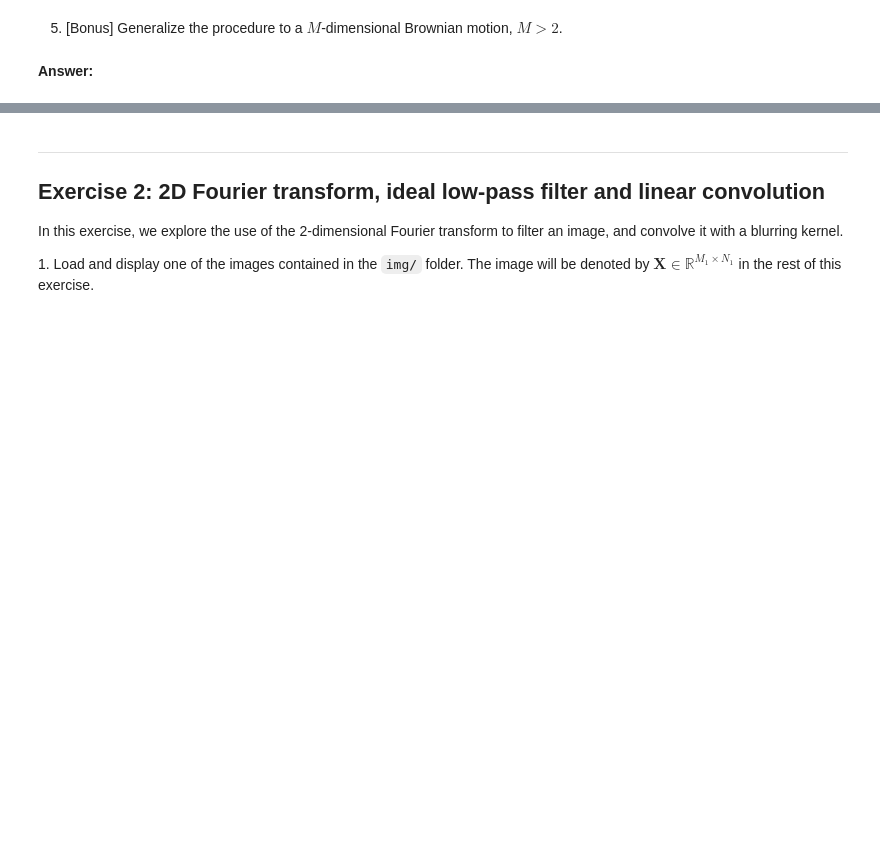
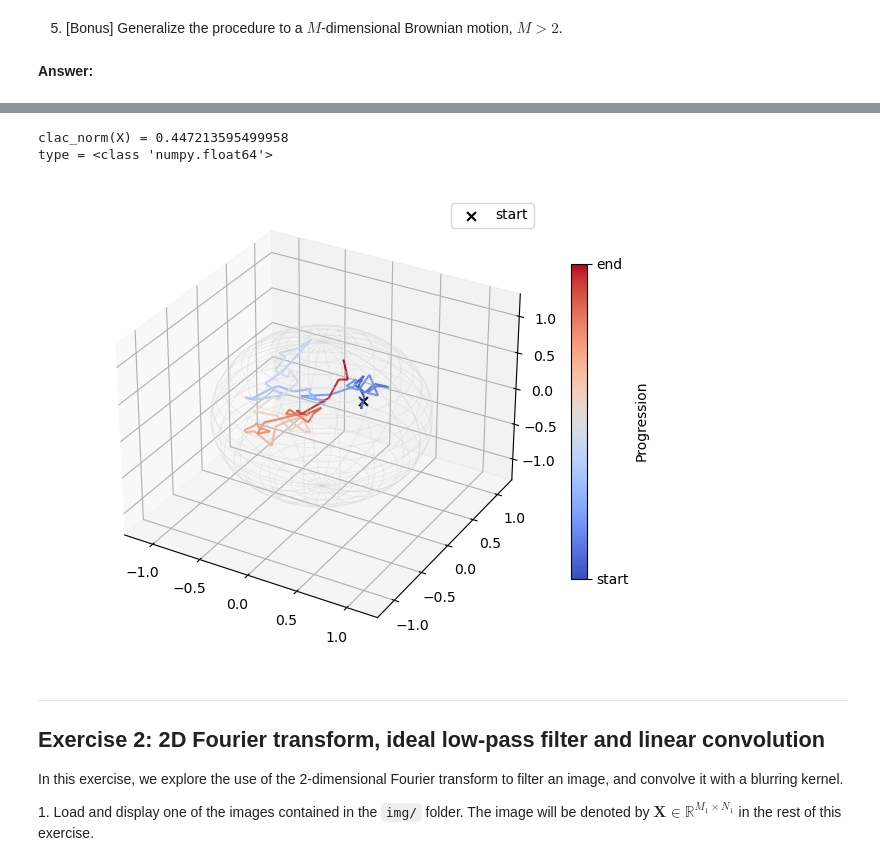
Before and after one commit to jkjky/python_sdia, a Jupyter notebook: Labs/Lab3/lab3.ipynb, the cells around one changed output, grey strips where cells are left out. Saved outputs shown, nothing was run; the diff lists cells and outputs as text; code cells hidden in the pictures; blank space fills up the shorter version.

```diff
--- a/Labs/Lab3/lab3.ipynb
+++ b/Labs/Lab3/lab3.ipynb
@@ -201,0 +234,5 @@ plt.show()
+# %%
+def generalize_rng(n: int) -> np.ndarray:
+    return np.random.multivariate_normal(np.array([0 for i in range (n)]), np.identity(n))
+
+brownian_motion(1000, np.array([0, 0, 0, 0]), 0.01,lambda : generalize_rng(4))
@@ -202,3 +259,58 @@ plt.show()
+# %%
+%matplotlib widget
+import numpy as np
+import matplotlib.pyplot as plt
+from mpl_toolkits.mplot3d.art3d import Line3DCollection
+from matplotlib.colors import Normalize
+from matplotlib.cm import ScalarMappable
+traj = brownian_motion(1000, np.array([0.2, 0.4, 0.0]), 0.01, lambda : generalize_rng(n=3))
+
+segments = np.array([traj[i:i+2] for i in range(len(traj)-1)])
+progress = np.linspace(0, 1, len(segments))
+
+fig = plt.figure()
+ax = fig.add_subplot(111, projection="3d")
+
+# Add sphere (unit sphere centered at origin)
+u = np.linspace(0, 2 * np.pi, 100)
+v = np.linspace(0, np.pi, 100)
+x = np.outer(np.cos(u), np.sin(v))
+y = np.outer(np.sin(u), np.sin(v))
+z = np.outer(np.ones_like(u), np.cos(v))
+
+ax.plot_wireframe(x, y, z, color='lightgray', linewidth=0.5, alpha=0.5, rstride=5, cstride=5)
+
+# Add Brownian motion path
+norm = Normalize(0, 1)
+lc = Line3DCollection(segments, cmap="coolwarm", norm=norm)
+lc.set_array(progress)
+ax.add_collection3d(lc)
+
+# Mark starting point
+ax.scatter(*traj[0], color="black", marker="x", s=40, label="start")
+
+# Set axes limits (slightly bigger than sphere)
+ax.set_xlim(-1.25, 1.25)
+ax.set_ylim(-1.25, 1.25)
+ax.set_zlim(-1.25, 1.25)
+
+# Add colorbar
+sm = ScalarMappable(cmap="coolwarm", norm=norm)
+sm.set_array([])
+cbar = plt.colorbar(sm, ax=ax, shrink=0.7)
+cbar.set_label("Progression")
+cbar.set_ticks([0, 1])
+cbar.set_ticklabels(["start", "end"])
+
+ax.legend()
+
+# Enable interactive rotation
+plt.tight_layout()
+plt.show()
+# %% [output]
+clac_norm(X) = 0.447213595499958
+type = <class 'numpy.float64'>
+[figure, added]
 # %% [markdown]
 ---
 ## <a name="ex2">Exercise 2: 2D Fourier transform, ideal low-pass filter and linear convolution</a>
```
Also changed, not shown: parts of 10 cells of this notebook.
